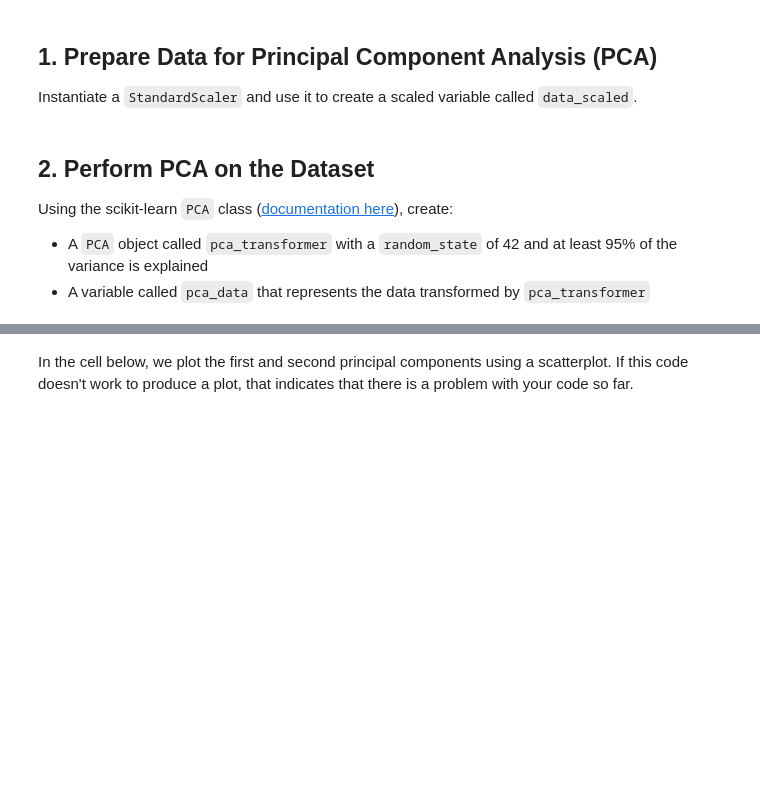
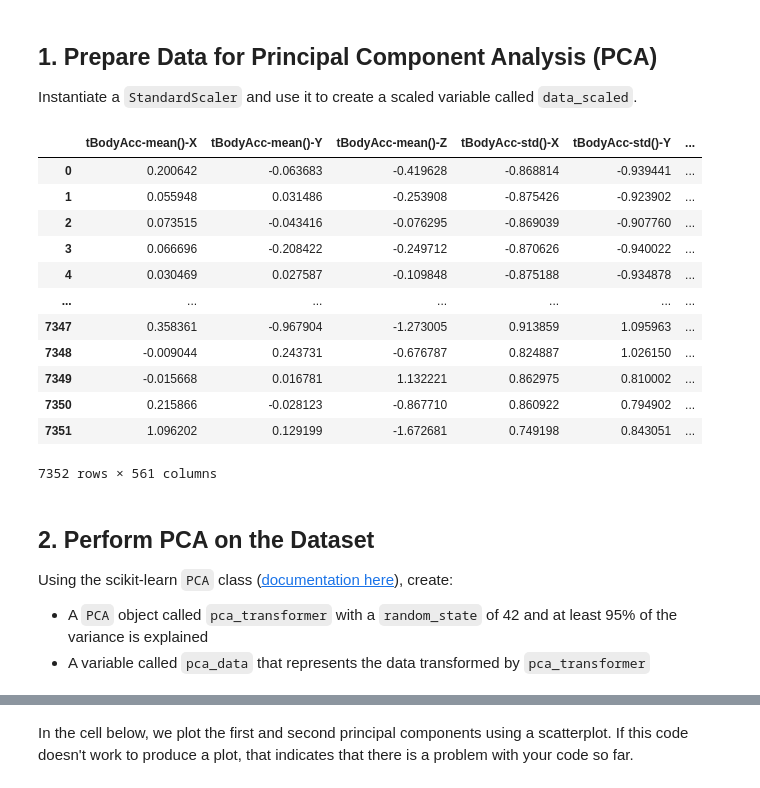
Before and after one commit to Wolfie3D/Unsupervised-Learning-Checkpoint, a Jupyter notebook: index.ipynb, the cells around one changed output, grey strips where cells are left out. Drawn from its saved outputs; the diff is of its cells as text; code cells hidden in the pictures; blank space fills up the shorter version.

```diff
--- a/index.ipynb
+++ b/index.ipynb
@@ -34,18 +48,32 @@ Your task is to look for some underlying patterns in this data using unsupervise
 Instantiate a `StandardScaler` and use it to create a scaled variable called `data_scaled`.
 # %%
 # Replace None with appropriate code
-
 # Import relevant class
-None
+from sklearn.preprocessing import StandardScaler
 
 # Create scaled variable
-data_scaled = None
+scaler = StandardScaler()
+data_scaled = scaler.fit_transform(df)
 # YOUR CODE HERE
-raise NotImplementedError()
+# raise NotImplementedError()
 
 # Convert data_scaled to a DataFrame for readability
 data_scaled = pd.DataFrame(data_scaled, columns=df.columns)
 data_scaled
+# %% [output]
+|  | tBodyAcc-mean()-X | tBodyAcc-mean()-Y | tBodyAcc-mean()-Z | tBodyAcc-std()-X | tBodyAcc-std()-Y | ... |
+| 0 | 0.200642 | -0.063683 | -0.419628 | -0.868814 | -0.939441 | ... |
+| 1 | 0.055948 | 0.031486 | -0.253908 | -0.875426 | -0.923902 | ... |
+| 2 | 0.073515 | -0.043416 | -0.076295 | -0.869039 | -0.907760 | ... |
+| 3 | 0.066696 | -0.208422 | -0.249712 | -0.870626 | -0.940022 | ... |
+| 4 | 0.030469 | 0.027587 | -0.109848 | -0.875188 | -0.934878 | ... |
+| ... | ... | ... | ... | ... | ... | ... |
+| 7347 | 0.358361 | -0.967904 | -1.273005 | 0.913859 | 1.095963 | ... |
+| 7348 | -0.009044 | 0.243731 | -0.676787 | 0.824887 | 1.026150 | ... |
+| 7349 | -0.015668 | 0.016781 | 1.132221 | 0.862975 | 0.810002 | ... |
+| 7350 | 0.215866 | -0.028123 | -0.867710 | 0.860922 | 0.794902 | ... |
+| 7351 | 1.096202 | 0.129199 | -1.672681 | 0.749198 | 0.843051 | ... |
+7352 rows × 561 columns
 # %%
 # data_scaled should have the same shape as df
 assert data_scaled.shape == df.shape
@@ -60,6 +89,6 @@ assert data_scaled.loc[0,"angle(Z,gravityMean)"] != df.loc[0,"angle(Z,gravityMea
 
 Using the scikit-learn `PCA` class ([documentation here](https://scikit-learn.org/stable/modules/generated/sklearn.decomposition.PCA.html)), create:
 
-* A `PCA` object called `pca_transformer` with a `random_state` of 42 and at least 95% of the variance is explained
-* A variable called `pca_data` that represents the data transformed by `pca_transformer`
+- A `PCA` object called `pca_transformer` with a `random_state` of 42 and at least 95% of the variance is explained
+- A variable called `pca_data` that represents the data transformed by `pca_transformer`
 # %%
```
Also changed, not shown: parts of 10 cells of this notebook.
